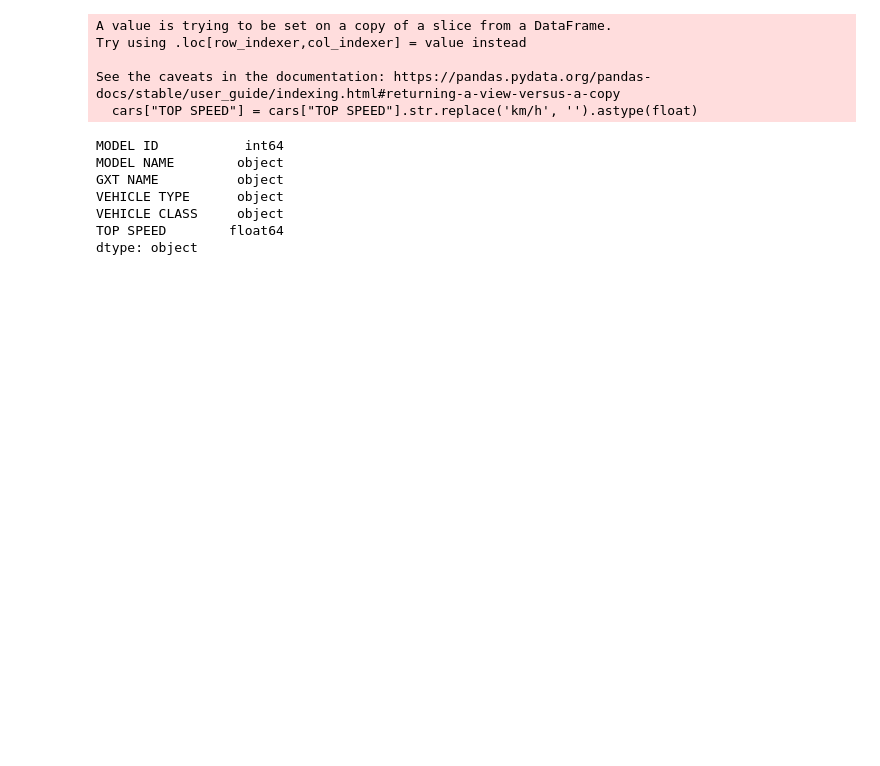
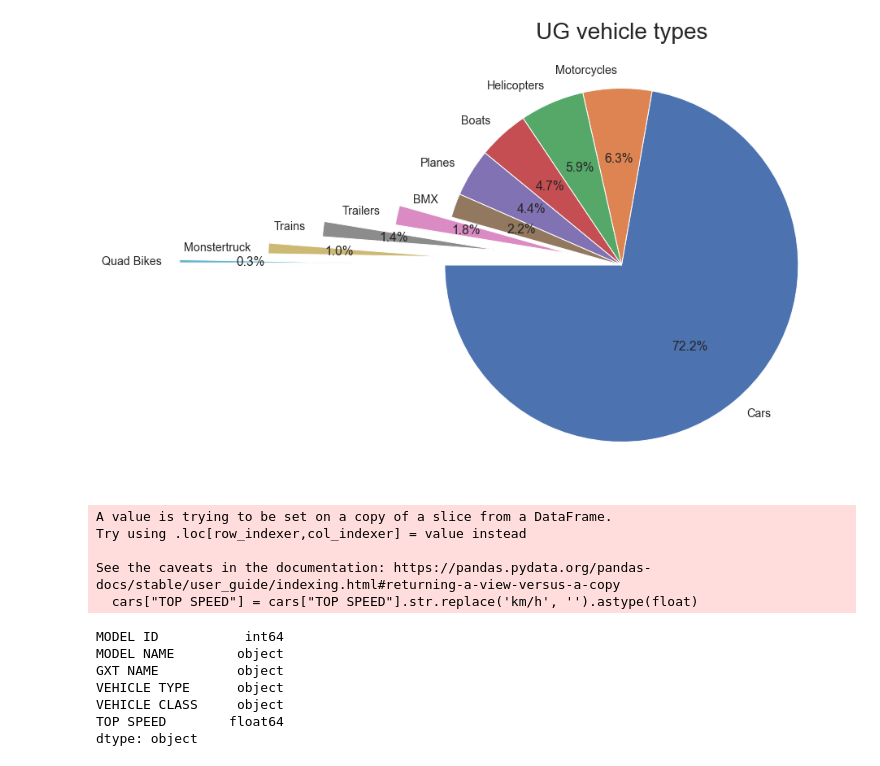
Before and after one commit to RzDat/ug-database, a Jupyter notebook: analytics/top-speed.ipynb, the cells around one changed output. Saved outputs shown, nothing was run; the diff lists cells and outputs as text; code cells hidden in the pictures; blank space fills up the shorter version.

```diff
--- a/analytics/top-speed.ipynb
+++ b/analytics/top-speed.ipynb
@@ -18,0 +19,4 @@ vehicles.head()
+# %%
+vehicletypes = vehicles["VEHICLE TYPE"].value_counts()
+vehtypelist = ["Cars", "Motorcycles", "Helicopters", "Boats", "Planes", "BMX", "Trailers", "Trains", "Monstertruck", "Quad Bikes"]
+ex = [0,0,0,0,0,0,0.3,0.7,1,1.5]
@@ -19,3 +37,11 @@ vehicles.head()
+# %%
+plt.figure(figsize=(16,10))
+plt.title("UG vehicle types", fontsize = 28)
+sns.set(font_scale=1.3)
+plt.pie(x = vehicletypes, labels = vehtypelist, autopct = '%.1f%%' , explode = ex, startangle = -180, shadow = False)
+plt.show()
+# %% [output]
+[figure, added]
 # %%
 cars = vehicles.query("`VEHICLE TYPE`=='Car (0)'")
 # %%
```
Also changed, not shown: parts of 9 cells of this notebook.
